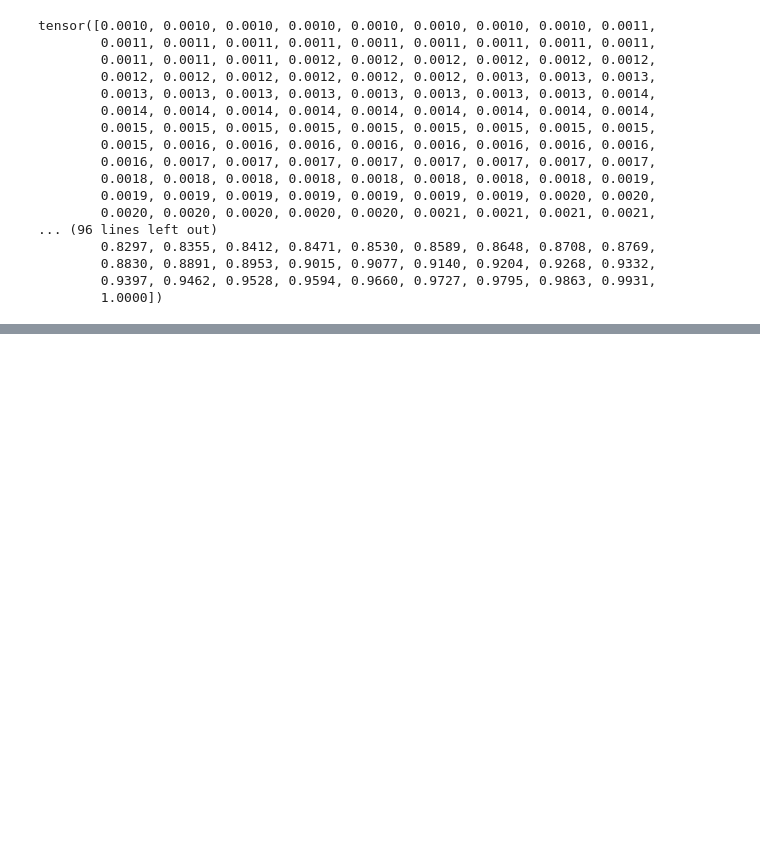
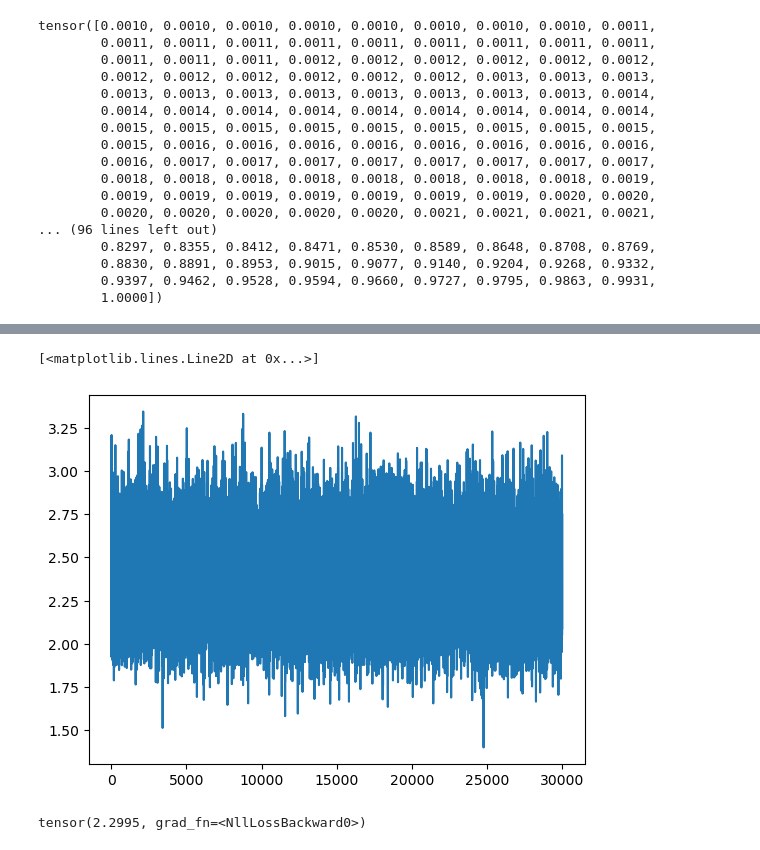
Before and after one commit to royalsanga24/Pytorch-Practice, a Jupyter notebook: MLP.ipynb, the cells around one changed output, grey strips where cells are left out. Saved outputs shown, nothing was run; the diff lists cells and outputs as text; code cells hidden in the pictures; blank space fills up the shorter version.

Commit message:
Model size increased, tested on different lrs

```diff
--- a/MLP.ipynb
+++ b/MLP.ipynb
@@ -613,5 +613,5 @@ random.shuffle(words)
 n1 = int(0.8*len(words))
 n2 = int(0.9*len(words))
 Xtr, Ytr = build_dataset(words[:n1])
-Xtr, Ytr = build_dataset(words[:n1])
-Xtr, Ytr = build_dataset(words[:n1])
+Xdev, Ydev = build_dataset(words[n1:n2])
+Xte, Yte = build_dataset(words[n2:])
@@ -617,0 +712,9 @@ Xtr, Ytr = build_dataset(words[:n1])
+# %%
+# Increasing param size
+g = torch.Generator().manual_seed(2147483647) # for same result reproducibility
+C = torch.randn((27, 2), generator=g)
+W1 = torch.randn((6, 300), generator = g)
+b1 = torch.randn(300, generator = g)
+W2 = torch.randn((300, 27), generator = g)
+b2 = torch.randn(27, generator = g)
+parameters = [C, W1, b1, W2, b2]
@@ -617,0 +725,30 @@ Xtr, Ytr = build_dataset(words[:n1])
+# %%
+for p in parameters:
+    p.requires_grad = True
+# %%
+# First training with lr = 0.1 then ls = 0.05 then lr = 0.01. Training multiple times.
+lri = [] # To track lrs used
+lossi = [] # To track losses that lr produced
+stepi = [] # To track steps
+for i in range(30000):
+    ix = torch.randint(0, X.shape[0], (32,))
+    # FORWARD PASS
+    emb = C[X[ix]] # Embeddings (32, 3, 2)
+    # First layer will be 3 input embeddings
+    h = torch.tanh(emb.view(-1, 6) @ W1 + b1) # Second (hidden) Layer (32, 100)
+    logits = h @ W2 + b2 # Third Layer (32, 27)
+    loss = F.cross_entropy(logits, Y[ix])
+    print(loss.item())
+    # BACKWARD PASS
+    for p in parameters:
+        p.grad = None
+    loss.backward()
+
+    lr = 0.05 # Changing lr with every iteration # Starting with very low 0.001 then going upto 1
+    for p in parameters:
+        p.data += -lr * p.grad
+
+    # Track stats
+    # lri.append(lre[i])
+    stepi.append(i)
+    lossi.append(loss.item())
@@ -617,0 +773,13 @@ Xtr, Ytr = build_dataset(words[:n1])
+# %%
+plt.plot(stepi, lossi)
+# %% [output]
+[<matplotlib.lines.Line2D at 0x...>]
+[figure, added]
+# %%
+emb = C[Xtr] #(32, 3, 2)
+h = torch.tanh(emb.view(-1, 6) @ W1 + b1) # (32, 100)
+logits = h @ W2 + b2 # (32, 27)
+loss = F.cross_entropy(logits, Ytr)
+loss
+# %% [output]
+tensor(2.2995, grad_fn=<NllLossBackward0>)
```
Also changed, not shown: parts of 32 cells of this notebook.
